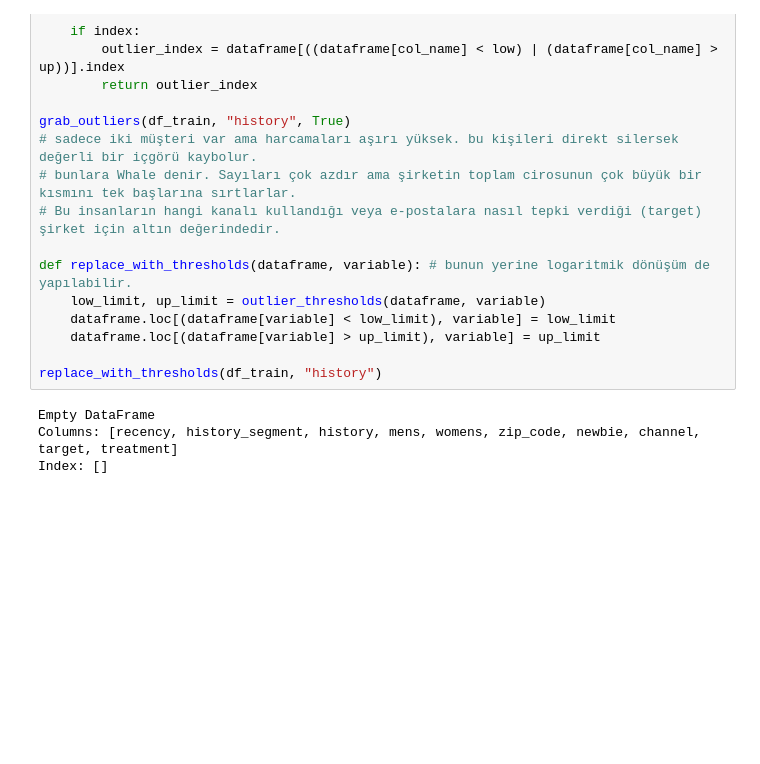
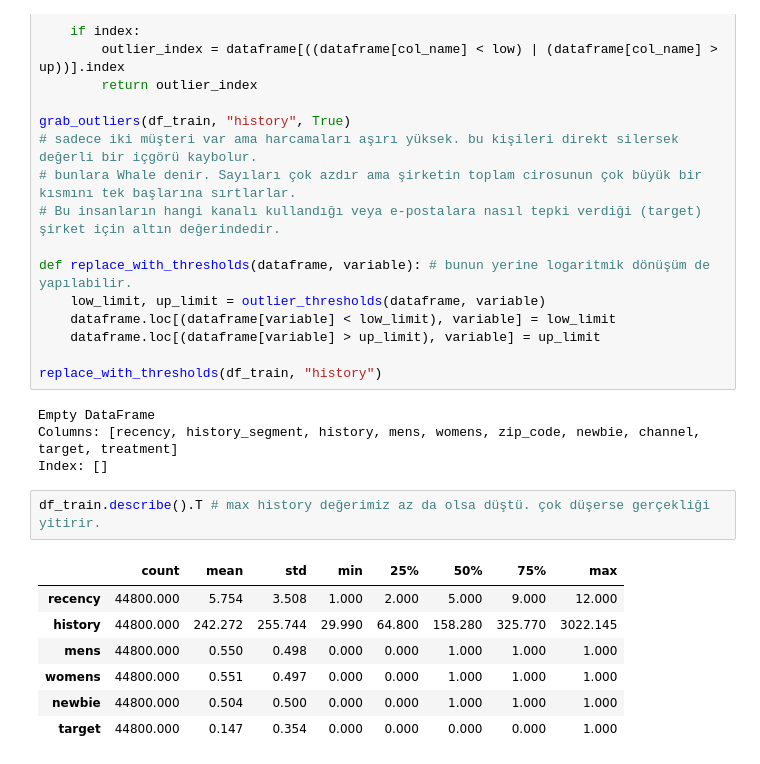
Before and after one commit to faranji/causal-crm-uplift-modeling, a Jupyter notebook: eda.ipynb, the cells around one changed output. Saved outputs shown, nothing was run; the diff lists cells and outputs as text; blank space fills up the shorter version.

```diff
--- a/eda.ipynb
+++ b/eda.ipynb
@@ -145,3 +145,13 @@ replace_with_thresholds(df_train, "history")
 Empty DataFrame
 Columns: [recency, history_segment, history, mens, womens, zip_code, newbie, channel, target, treatment]
 Index: []
+# %%
+df_train.describe().T # max history değerimiz az da olsa düştü. çok düşerse gerçekliği yitirir.
+# %% [output]
+|  | count | mean | std | min | 25% | 50% | 75% | max |
+| recency | 44800.000 | 5.754 | 3.508 | 1.000 | 2.000 | 5.000 | 9.000 | 12.000 |
+| history | 44800.000 | 242.272 | 255.744 | 29.990 | 64.800 | 158.280 | 325.770 | 3022.145 |
+| mens | 44800.000 | 0.550 | 0.498 | 0.000 | 0.000 | 1.000 | 1.000 | 1.000 |
+| womens | 44800.000 | 0.551 | 0.497 | 0.000 | 0.000 | 1.000 | 1.000 | 1.000 |
+| newbie | 44800.000 | 0.504 | 0.500 | 0.000 | 0.000 | 1.000 | 1.000 | 1.000 |
+| target | 44800.000 | 0.147 | 0.354 | 0.000 | 0.000 | 0.000 | 0.000 | 1.000 |
```
Also changed, not shown: parts of 4 cells of this notebook.
